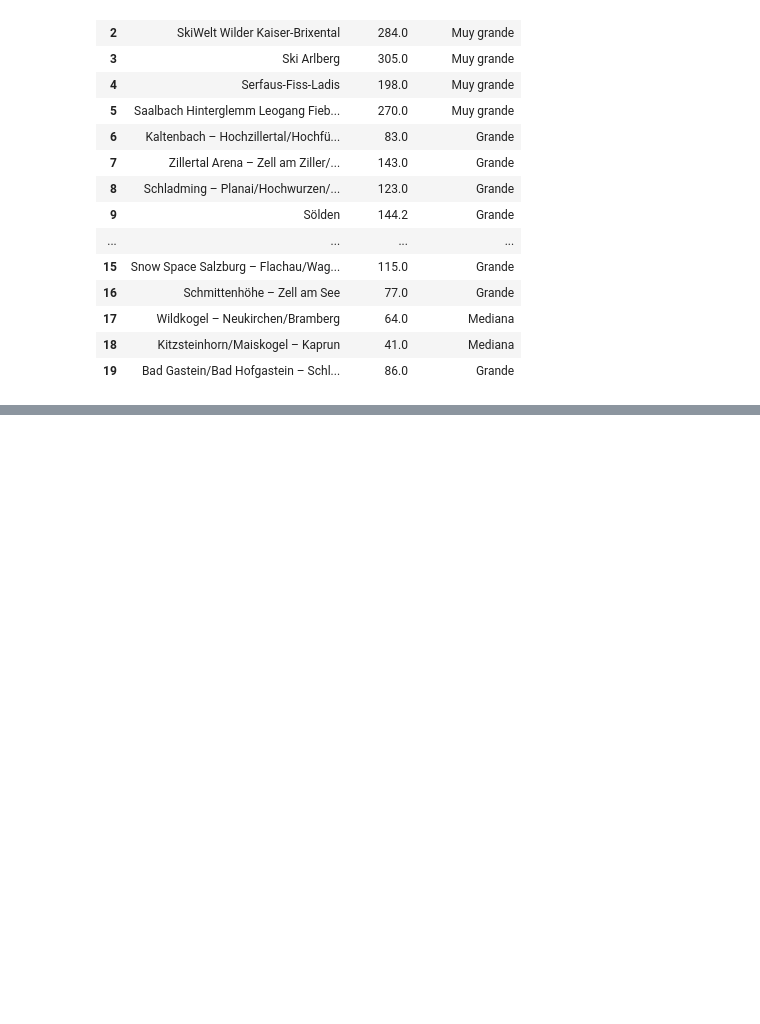
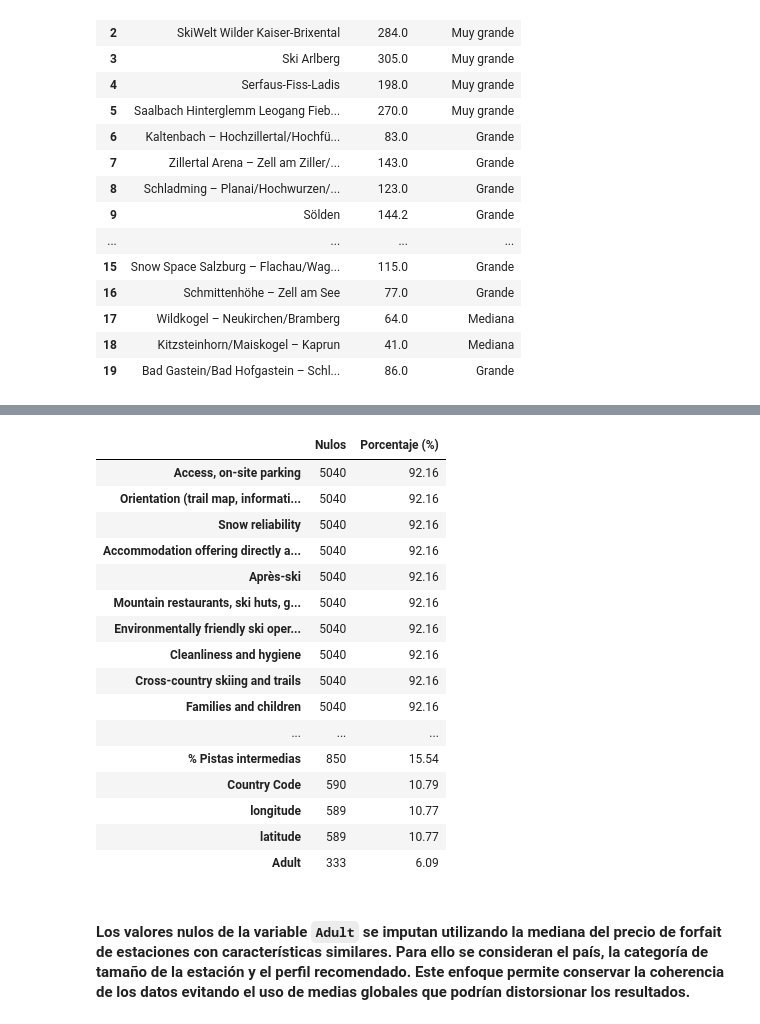
Before and after one commit to contactodiegovega/Ski-Resort-Analysis, a Jupyter notebook: notebooks/preprocesamiento.ipynb, the cells around one changed output, grey strips where cells are left out. Cells and saved outputs as stored; diff of their text form; code cells hidden in the pictures; blank space fills up the shorter version.

```diff
--- a/notebooks/preprocesamiento.ipynb
+++ b/notebooks/preprocesamiento.ipynb
@@ -890,0 +1163,29 @@ df[["NameResort", "Total Kms", "Tamaño estación"]].head(20)
+# %%
+nulos = pd.DataFrame({
+    "Nulos": df.isnull().sum(),
+    "Porcentaje (%)": round(df.isnull().mean() * 100, 2)
+})
+
+nulos = nulos[nulos["Nulos"] > 0].sort_values(by="Nulos", ascending=False)
+
+nulos
+# %% [output]
+|  | Nulos | Porcentaje (%) |
+| Access, on-site parking | 5040 | 92.16 |
+| Orientation (trail map, informati... | 5040 | 92.16 |
+| Snow reliability | 5040 | 92.16 |
+| Accommodation offering directly a... | 5040 | 92.16 |
+| Après-ski | 5040 | 92.16 |
+| Mountain restaurants, ski huts, g... | 5040 | 92.16 |
+| Environmentally friendly ski oper... | 5040 | 92.16 |
+| Cleanliness and hygiene | 5040 | 92.16 |
+| Cross-country skiing and trails | 5040 | 92.16 |
+| Families and children | 5040 | 92.16 |
+| ... | ... | ... |
+| % Pistas intermedias | 850 | 15.54 |
+| Country Code | 590 | 10.79 |
+| longitude | 589 | 10.77 |
+| latitude | 589 | 10.77 |
+| Adult | 333 | 6.09 |
+# %% [markdown]
+#### Los valores nulos de la variable `Adult` se imputan utilizando la mediana del precio de forfait de estaciones con características similares. Para ello se consideran el país, la categoría de tamaño de la estación y el perfil recomendado. Este enfoque permite conservar la coherencia de los datos evitando el uso de medias globales que podrían distorsionar los resultados.
```
Also changed, not shown: parts of 41 cells of this notebook, 1 other file.
